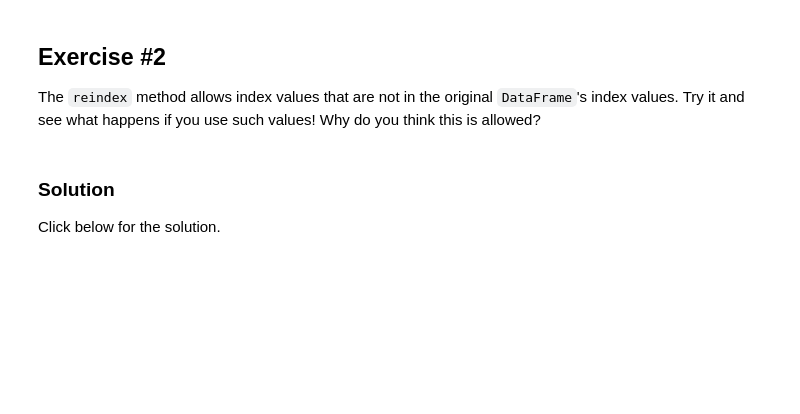
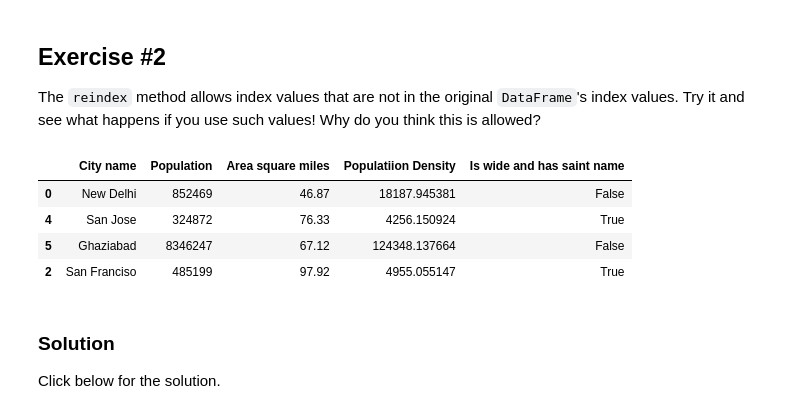
Before and after one commit to ashishbanerjee29/google_collab, a Jupyter notebook: intro_to_pandas.ipynb, the cells around one changed output. Cells and saved outputs as stored; diff of their text form; code cells hidden in the pictures; blank space fills up the shorter version.

```diff
--- a/intro_to_pandas.ipynb
+++ b/intro_to_pandas.ipynb
@@ -197,6 +278,13 @@ For more information, see the [Index documentation](http://pandas.pydata.org/pan
 The `reindex` method allows index values that are not in the original `DataFrame`'s index values. Try it and see what happens if you use such values! Why do you think this is allowed?
 # %%
 # Your code here
+cities.reindex([0, 4, 5, 2])
+# %% [output]
+|  | City name | Population | Area square miles | Populatiion Density | Is wide and has saint name |
+| 0 | New Delhi | 852469 | 46.87 | 18187.945381 | False |
+| 4 | San Jose | 324872 | 76.33 | 4256.150924 | True |
+| 5 | Ghaziabad | 8346247 | 67.12 | 124348.137664 | False |
+| 2 | San Franciso | 485199 | 97.92 | 4955.055147 | True |
 # %% [markdown]
 ### Solution
 
```
Also changed, not shown: parts of 14 cells of this notebook.
